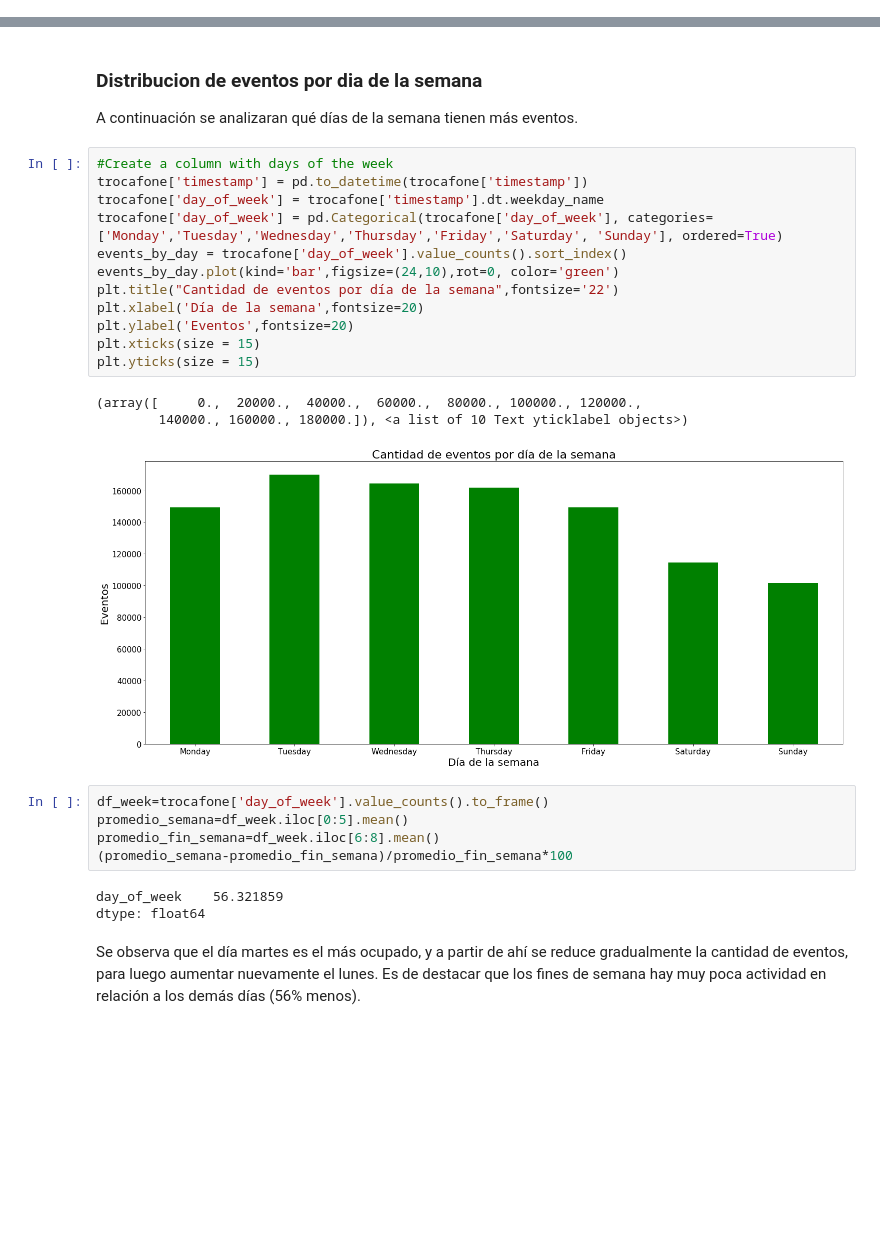
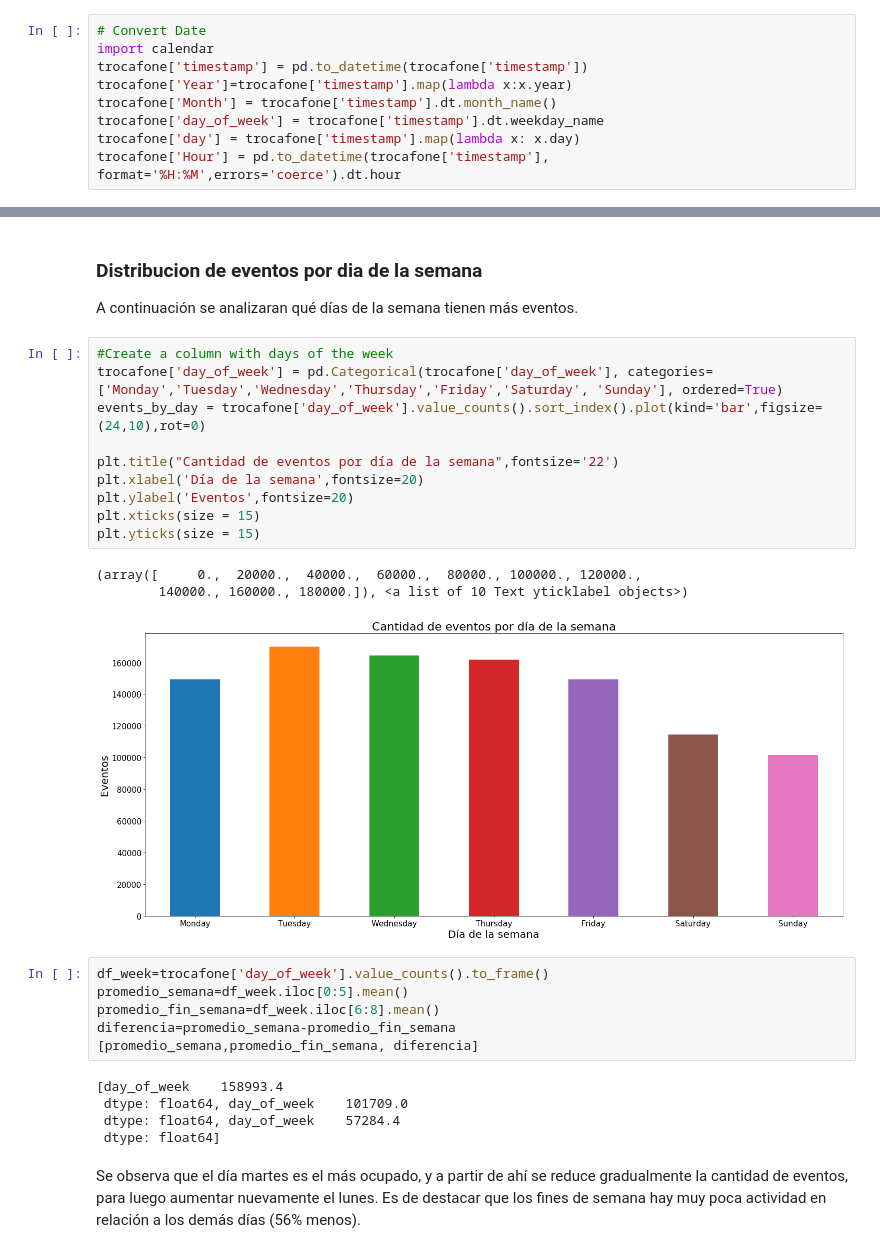
Before and after one commit to emabrea/7506-DATOS-TP1, a Jupyter notebook: Analisis Exploratorio.ipynb, the cells around one changed output, grey strips where cells are left out. Drawn from its saved outputs; the diff is of its cells as text; blank space fills up the shorter version.

```diff
--- a/Analisis Exploratorio.ipynb
+++ b/Analisis Exploratorio.ipynb
@@ -231,4 +232,13 @@ array(['visited site'], dtype=object)
 # %% [markdown]
 ## Distribucion de eventos por hora
 A continuación se analiza la cantidad de eventos ocurridos en cada hora del día.
+# %%
+# Convert Date
+import calendar
+trocafone['timestamp'] = pd.to_datetime(trocafone['timestamp'])
+trocafone['Year']=trocafone['timestamp'].map(lambda x:x.year)
+trocafone['Month'] = trocafone['timestamp'].dt.month_name()
+trocafone['day_of_week'] = trocafone['timestamp'].dt.weekday_name
+trocafone['day'] = trocafone['timestamp'].map(lambda x: x.day)
+trocafone['Hour'] = pd.to_datetime(trocafone['timestamp'], format='%H:%M',errors='coerce').dt.hour
 # %%
@@ -266,28 +274,29 @@ plt.yticks(size = 15)
 A continuación se analizaran qué días de la semana tienen más eventos.
 # %%
 #Create a column with days of the week
-trocafone['timestamp'] = pd.to_datetime(trocafone['timestamp'])
-trocafone['day_of_week'] = trocafone['timestamp'].dt.weekday_name
 trocafone['day_of_week'] = pd.Categorical(trocafone['day_of_week'], categories=['Monday','Tuesday','Wednesday','Thursday','Friday','Saturday', 'Sunday'], ordered=True)
-events_by_day = trocafone['day_of_week'].value_counts().sort_index()
-events_by_day.plot(kind='bar',figsize=(24,10),rot=0, color='green')
+events_by_day = trocafone['day_of_week'].value_counts().sort_index().plot(kind='bar',figsize=(24,10),rot=0)
+
 plt.title("Cantidad de eventos por día de la semana",fontsize='22')
 plt.xlabel('Día de la semana',fontsize=20)
 plt.ylabel('Eventos',fontsize=20)
 plt.xticks(size = 15)
 plt.yticks(size = 15)
 # %% [output]
 (array([     0.,  20000.,  40000.,  60000.,  80000., 100000., 120000.,
         140000., 160000., 180000.]), <a list of 10 Text yticklabel objects>)
-[figure, old version]
+[figure, new version]
 # %%
 df_week=trocafone['day_of_week'].value_counts().to_frame()
 promedio_semana=df_week.iloc[0:5].mean()
 promedio_fin_semana=df_week.iloc[6:8].mean()
-(promedio_semana-promedio_fin_semana)/promedio_fin_semana*100
+diferencia=promedio_semana-promedio_fin_semana
+[promedio_semana,promedio_fin_semana, diferencia]
 # %% [output]
-day_of_week    56.321859
-dtype: float64
+[day_of_week    158993.4
+ dtype: float64, day_of_week    101709.0
+ dtype: float64, day_of_week    57284.4
+ dtype: float64]
 # %% [markdown]
 Se observa que el día martes es el más ocupado, y a partir de ahí se reduce gradualmente la cantidad de eventos, para luego aumentar nuevamente el lunes. Es de destacar que los fines de semana hay muy poca actividad en relación a los demás días (56% menos).
 # %% [markdown]
```
Also changed, not shown: parts of 14 cells of this notebook.
